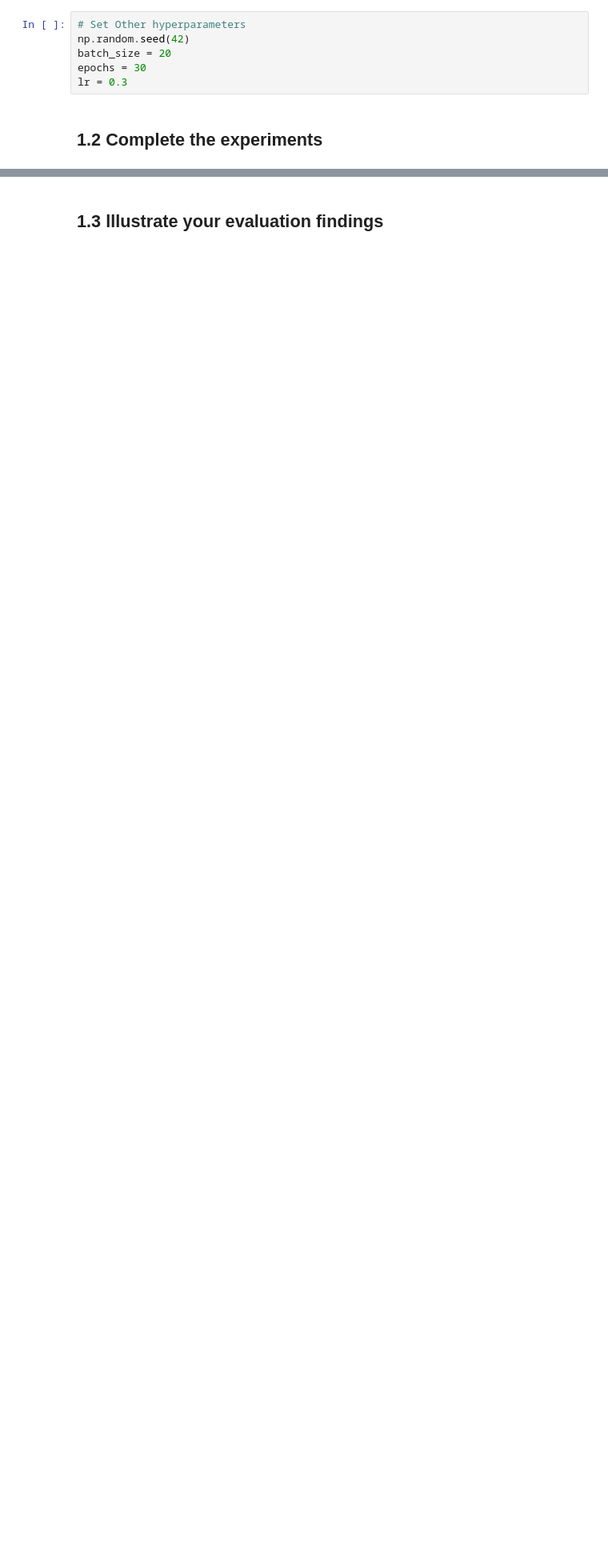
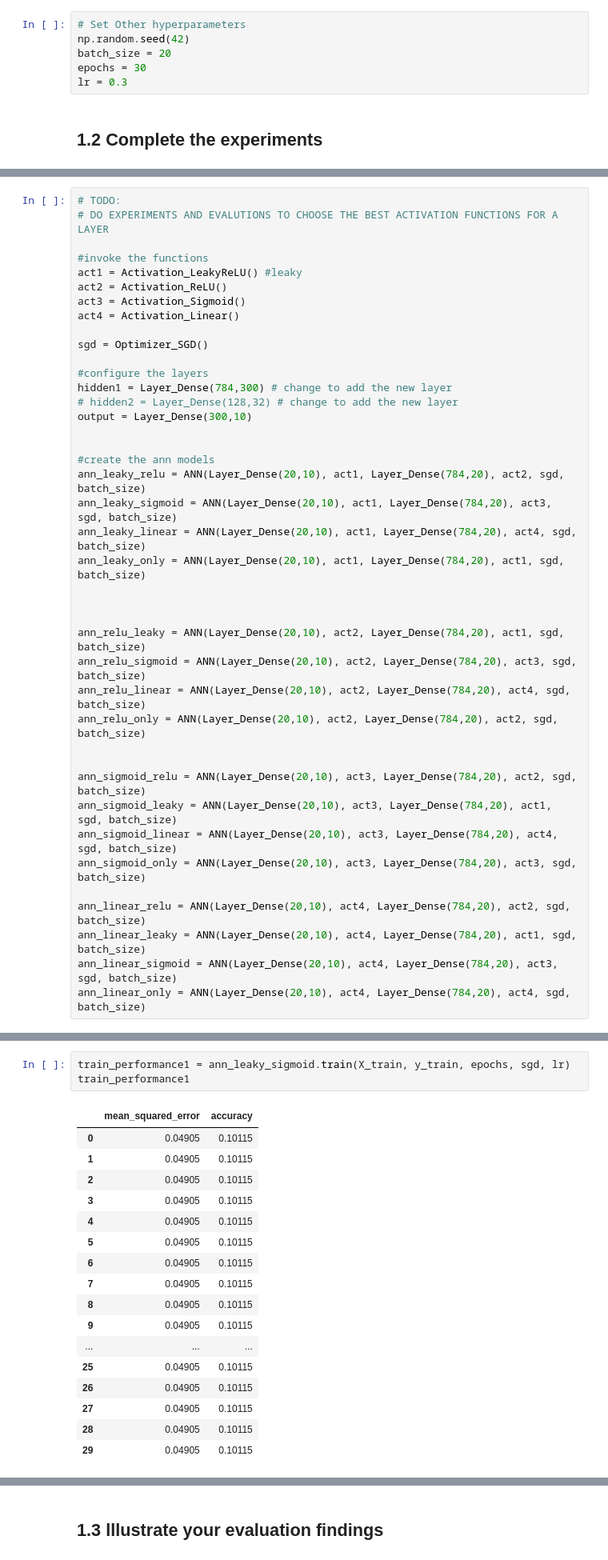
Before and after one commit to simonka0808/AdaptiveSolutionsCorrectCode, a Jupyter notebook: 2022_CM4107_CW_1_Template.ipynb, the cells around one changed output, grey strips where cells are left out. Shown at 80% size. Cells and saved outputs as stored; diff of their text form; blank space fills up the shorter version.

```diff
--- a/2022_CM4107_CW_1_Template.ipynb
+++ b/2022_CM4107_CW_1_Template.ipynb
@@ -355,0 +284,41 @@ y_train.shape => (20000, 10)
+# %%
+# TODO:
+# DO EXPERIMENTS AND EVALUTIONS TO CHOOSE THE BEST ACTIVATION FUNCTIONS FOR A LAYER
+
+#invoke the functions
+act1 = Activation_LeakyReLU() #leaky
+act2 = Activation_ReLU()
+act3 = Activation_Sigmoid()
+act4 = Activation_Linear()
+
+sgd = Optimizer_SGD()
+
+#configure the layers
+hidden1 = Layer_Dense(784,300) # change to add the new layer
+# hidden2 = Layer_Dense(128,32) # change to add the new layer
+output = Layer_Dense(300,10)
+
+
+#create the ann models
+ann_leaky_relu = ANN(Layer_Dense(20,10), act1, Layer_Dense(784,20), act2, sgd, batch_size)
+ann_leaky_sigmoid = ANN(Layer_Dense(20,10), act1, Layer_Dense(784,20), act3, sgd, batch_size)
+ann_leaky_linear = ANN(Layer_Dense(20,10), act1, Layer_Dense(784,20), act4, sgd, batch_size)
+ann_leaky_only = ANN(Layer_Dense(20,10), act1, Layer_Dense(784,20), act1, sgd, batch_size)
+
+
+
+ann_relu_leaky = ANN(Layer_Dense(20,10), act2, Layer_Dense(784,20), act1, sgd, batch_size)
+ann_relu_sigmoid = ANN(Layer_Dense(20,10), act2, Layer_Dense(784,20), act3, sgd, batch_size)
+ann_relu_linear = ANN(Layer_Dense(20,10), act2, Layer_Dense(784,20), act4, sgd, batch_size)
+ann_relu_only = ANN(Layer_Dense(20,10), act2, Layer_Dense(784,20), act2, sgd, batch_size)
+
+
+ann_sigmoid_relu = ANN(Layer_Dense(20,10), act3, Layer_Dense(784,20), act2, sgd, batch_size)
+ann_sigmoid_leaky = ANN(Layer_Dense(20,10), act3, Layer_Dense(784,20), act1, sgd, batch_size)
+ann_sigmoid_linear = ANN(Layer_Dense(20,10), act3, Layer_Dense(784,20), act4, sgd, batch_size)
+ann_sigmoid_only = ANN(Layer_Dense(20,10), act3, Layer_Dense(784,20), act3, sgd, batch_size)
+
+ann_linear_relu = ANN(Layer_Dense(20,10), act4, Layer_Dense(784,20), act2, sgd, batch_size)
+ann_linear_leaky = ANN(Layer_Dense(20,10), act4, Layer_Dense(784,20), act1, sgd, batch_size)
+ann_linear_sigmoid = ANN(Layer_Dense(20,10), act4, Layer_Dense(784,20), act3, sgd, batch_size)
+ann_linear_only = ANN(Layer_Dense(20,10), act4, Layer_Dense(784,20), act4, sgd, batch_size)
@@ -355,0 +348,21 @@ y_train.shape => (20000, 10)
+# %%
+train_performance1 = ann_leaky_sigmoid.train(X_train, y_train, epochs, sgd, lr)
+train_performance1
+# %% [output]
+|  | mean_squared_error | accuracy |
+| 0 | 0.04905 | 0.10115 |
+| 1 | 0.04905 | 0.10115 |
+| 2 | 0.04905 | 0.10115 |
+| 3 | 0.04905 | 0.10115 |
+| 4 | 0.04905 | 0.10115 |
+| 5 | 0.04905 | 0.10115 |
+| 6 | 0.04905 | 0.10115 |
+| 7 | 0.04905 | 0.10115 |
+| 8 | 0.04905 | 0.10115 |
+| 9 | 0.04905 | 0.10115 |
+| ... | ... | ... |
+| 25 | 0.04905 | 0.10115 |
+| 26 | 0.04905 | 0.10115 |
+| 27 | 0.04905 | 0.10115 |
+| 28 | 0.04905 | 0.10115 |
+| 29 | 0.04905 | 0.10115 |
```
Also changed, not shown: parts of 17 cells of this notebook.
